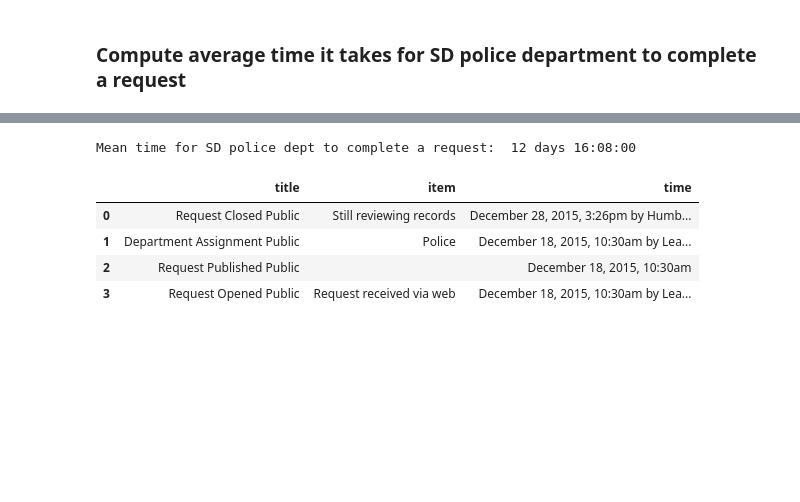
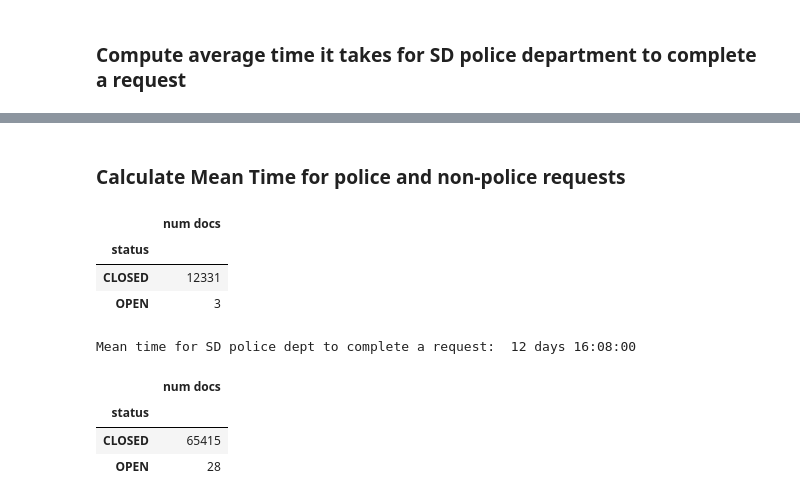
Before and after one commit to emile-66/muckrock_data, a Jupyter notebook: prelim data cleaning for nexreq/prelim_sd_nextreq_cleaning.ipynb, the cells around one changed output, grey strips where cells are left out. Saved outputs shown, nothing was run; the diff lists cells and outputs as text; code cells hidden in the pictures; blank space fills up the shorter version.

```diff
--- a/prelim data cleaning for nexreq/prelim_sd_nextreq_cleaning.ipynb
+++ b/prelim data cleaning for nexreq/prelim_sd_nextreq_cleaning.ipynb
@@ -167,7 +163,7 @@ def extract_time(tbl):
     closing = closed_df['time'].str.extract(r'([A-z][a-z]+\s+\d{1,2},\s+\d{4}, ([0-1]?[0-9]|2[0-3]):[0-5][0-9][a|p]m)')
     return closing.iloc[0, 0]
 # %%
-sd_police['Closing Time (str)'] = sd_police['msgs_csv'].apply(extract_time)
-sd_police.head()
+sd['Closing Time (str)'] = sd['msgs_csv'].apply(extract_time)
+sd.head()
 # %% [output]
 |  | id | status | desc | request date | depts | docs | poc | msgs | city | state | ... |
@@ -217,0 +214,2 @@ sd_police.head()
+# %% [markdown]
+### Calculate Mean Time for police and non-police requests
@@ -218,12 +218,11 @@ sd_police.head()
+# %%
+sd_police.groupby('status').sum()
+# %% [output]
+|  | num docs |
+| status |  |
+| CLOSED | 12331 |
+| OPEN | 3 |
 # %%
 print("Mean time for SD police dept to complete a request: ", sd_police['days_until_completed'].mean().round('1min'))
 # %% [output]
 Mean time for SD police dept to complete a request:  12 days 16:08:00
-# %%
-sd_police.iloc[3, 11]
-# %% [output]
-|  | title | item | time |
-| 0 | Request Closed Public | Still reviewing records | December 28, 2015, 3:26pm by Humb... |
-| 1 | Department Assignment Public | Police | December 18, 2015, 10:30am by Lea... |
-| 2 | Request Published Public |  | December 18, 2015, 10:30am |
-| 3 | Request Opened Public | Request received via web | December 18, 2015, 10:30am by Lea... |
@@ -229,0 +231,7 @@ sd_police.iloc[3, 11]
+# %%
+sd_nonpolice.groupby('status').sum()
+# %% [output]
+|  | num docs |
+| status |  |
+| CLOSED | 65415 |
+| OPEN | 28 |
```
Also changed, not shown: parts of 17 cells of this notebook, 2 other files.
